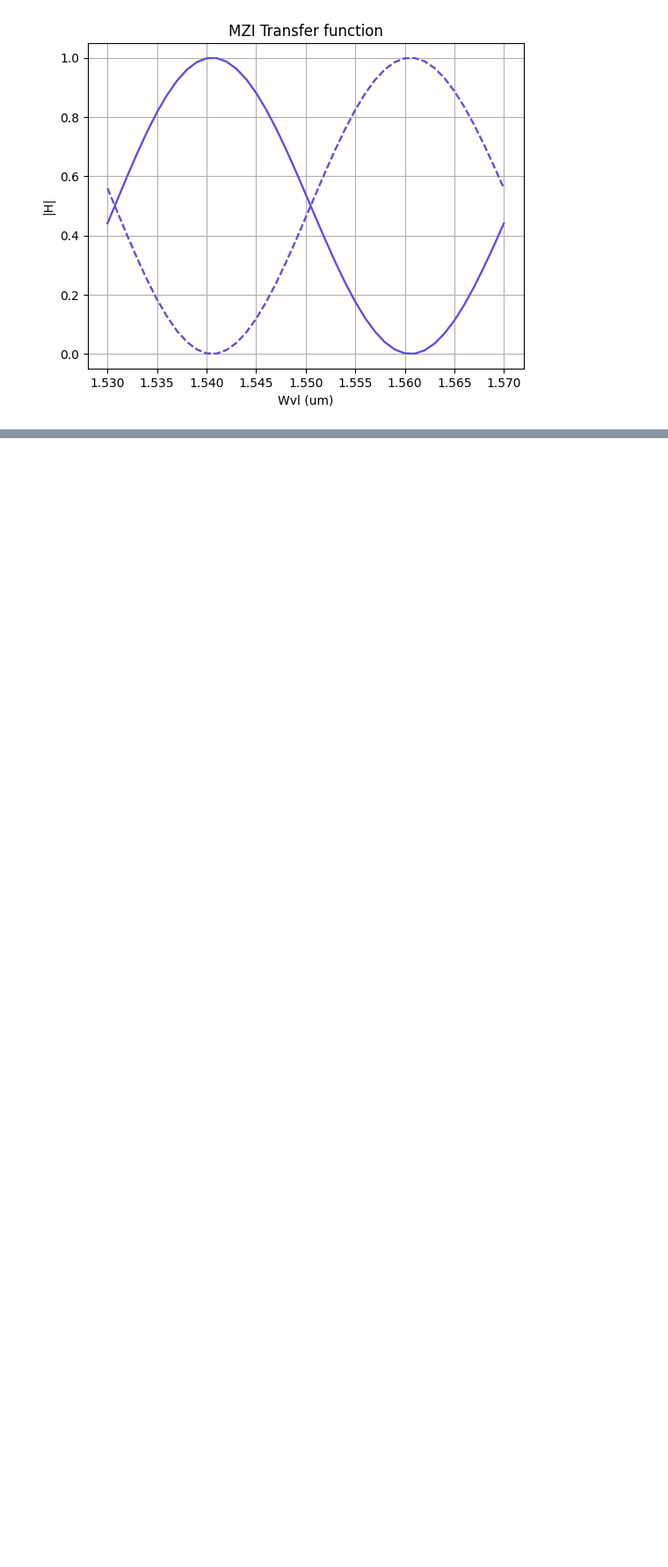
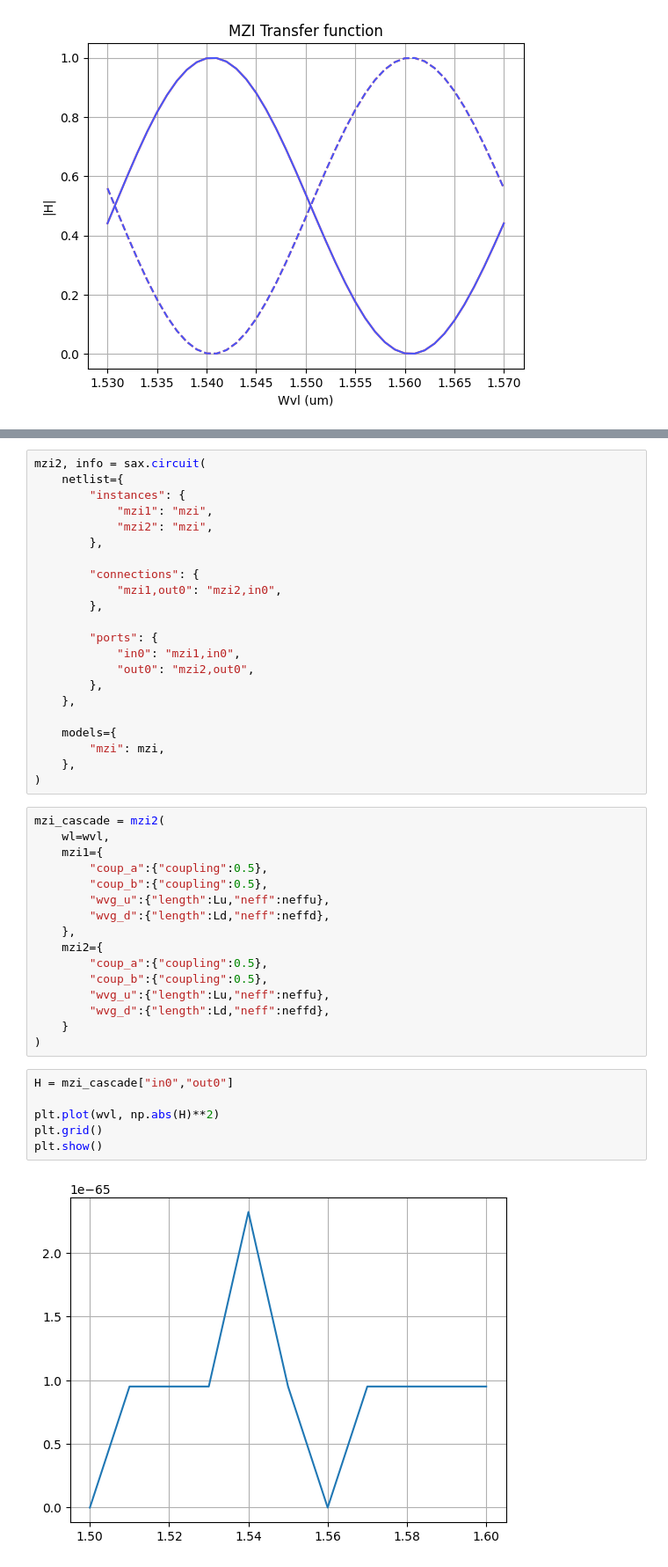
Before and after one commit to Jaumeneet/pic-upv-lab3, a Jupyter notebook: 30_INTERFEROMETERS_v2025_STUDENTS_UPDATE2.ipynb, the cells around one changed output, grey strips where cells are left out. Shown at 88% size. Saved outputs shown, nothing was run; the diff lists cells and outputs as text; blank space fills up the shorter version.

```diff
--- a/30_INTERFEROMETERS_v2025_STUDENTS_UPDATE2.ipynb
+++ b/30_INTERFEROMETERS_v2025_STUDENTS_UPDATE2.ipynb
@@ -816,0 +896,46 @@ plt.show()
+# %%
+mzi2, info = sax.circuit(
+    netlist={
+        "instances": {
+            "mzi1": "mzi",
+            "mzi2": "mzi",
+        },
+
+        "connections": {
+            "mzi1,out0": "mzi2,in0",
+        },
+
+        "ports": {
+            "in0": "mzi1,in0",
+            "out0": "mzi2,out0",
+        },
+    },
+
+    models={
+        "mzi": mzi,
+    },
+)
+# %%
+mzi_cascade = mzi2(
+    wl=wvl,
+    mzi1={
+        "coup_a":{"coupling":0.5},
+        "coup_b":{"coupling":0.5},
+        "wvg_u":{"length":Lu,"neff":neffu},
+        "wvg_d":{"length":Ld,"neff":neffd},
+    },
+    mzi2={
+        "coup_a":{"coupling":0.5},
+        "coup_b":{"coupling":0.5},
+        "wvg_u":{"length":Lu,"neff":neffu},
+        "wvg_d":{"length":Ld,"neff":neffd},
+    }
+)
+# %%
+H = mzi_cascade["in0","out0"]
+
+plt.plot(wvl, np.abs(H)**2)
+plt.grid()
+plt.show()
+# %% [output]
+[figure, added]
```
Also changed, not shown: parts of 9 cells of this notebook.
